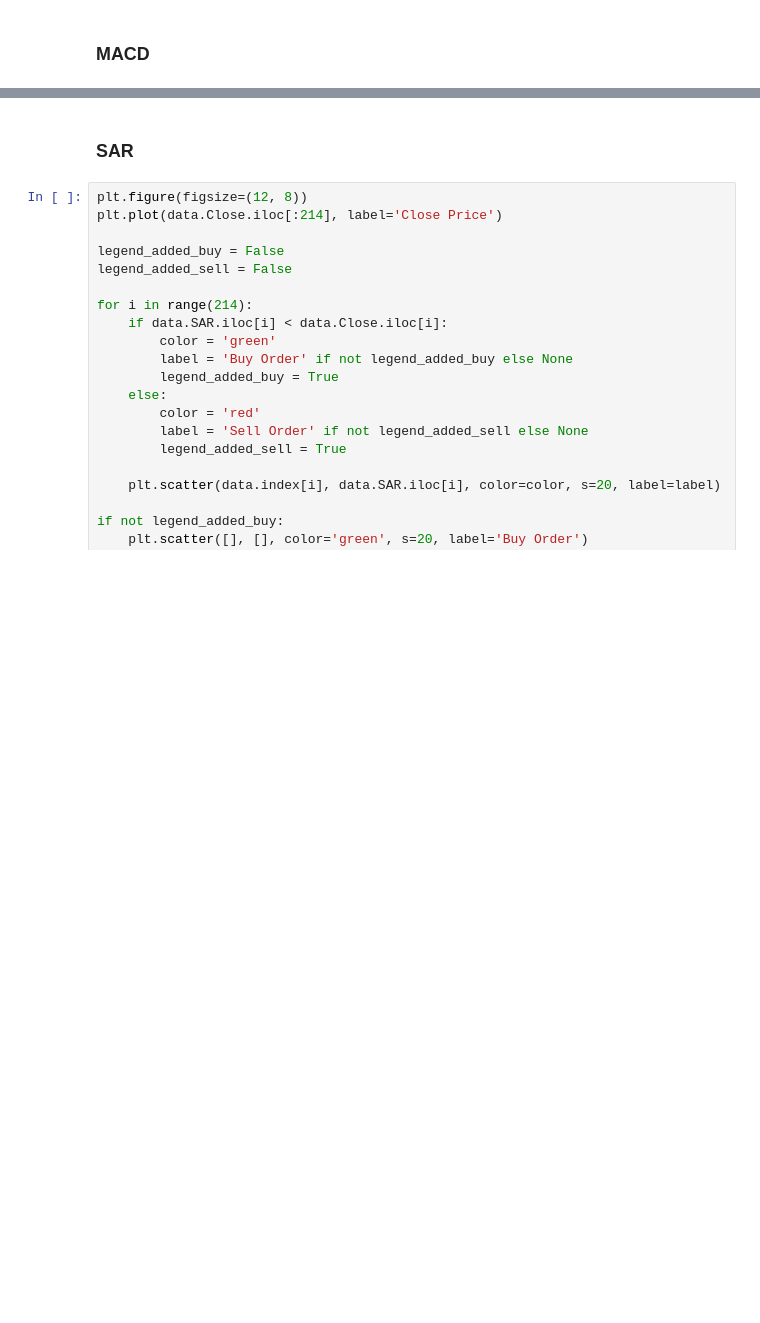
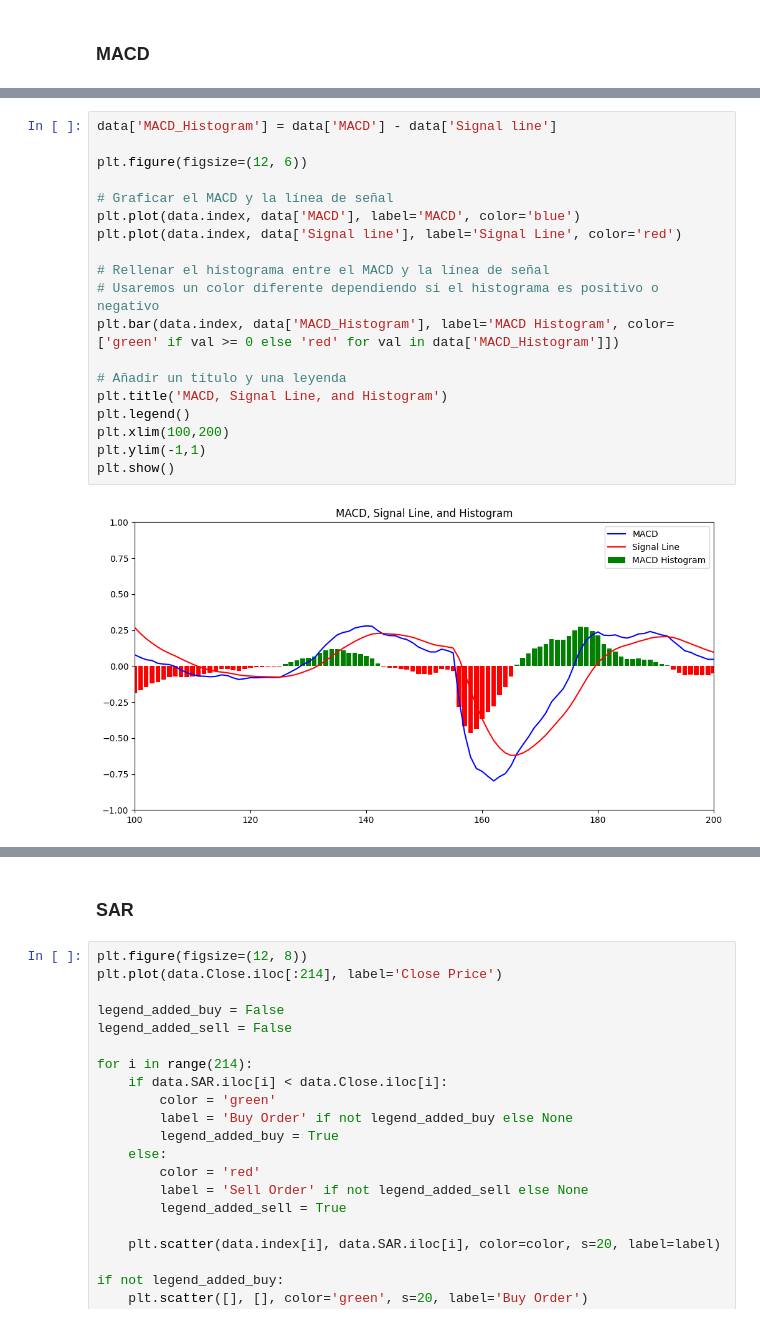
Before and after one commit to david09perez/Proyecto_Trading, a Jupyter notebook: report.ipynb, the cells around one changed output, grey strips where cells are left out. Drawn from its saved outputs; the diff is of its cells as text; blank space fills up the shorter version.

```diff
--- a/report.ipynb
+++ b/report.ipynb
@@ -212,3 +223,24 @@ plt.ylim(-1,1)
+# %%
+data['MACD_Histogram'] = data['MACD'] - data['Signal line']
+
+plt.figure(figsize=(12, 6))
+
+# Graficar el MACD y la línea de señal
+plt.plot(data.index, data['MACD'], label='MACD', color='blue')
+plt.plot(data.index, data['Signal line'], label='Signal Line', color='red')
+
+# Rellenar el histograma entre el MACD y la línea de señal
+# Usaremos un color diferente dependiendo si el histograma es positivo o negativo
+plt.bar(data.index, data['MACD_Histogram'], label='MACD Histogram', color=['green' if val >= 0 else 'red' for val in data['MACD_Histogram']])
+
+# Añadir un título y una leyenda
+plt.title('MACD, Signal Line, and Histogram')
+plt.legend()
+plt.xlim(100,200)
+plt.ylim(-1,1)
+plt.show()
+# %% [output]
+[figure, added]
 # %%
 # Crear una figura para el indicador MACD
 plt.figure(figsize=(12, 6))
```
Also changed, not shown: parts of 13 cells of this notebook.
